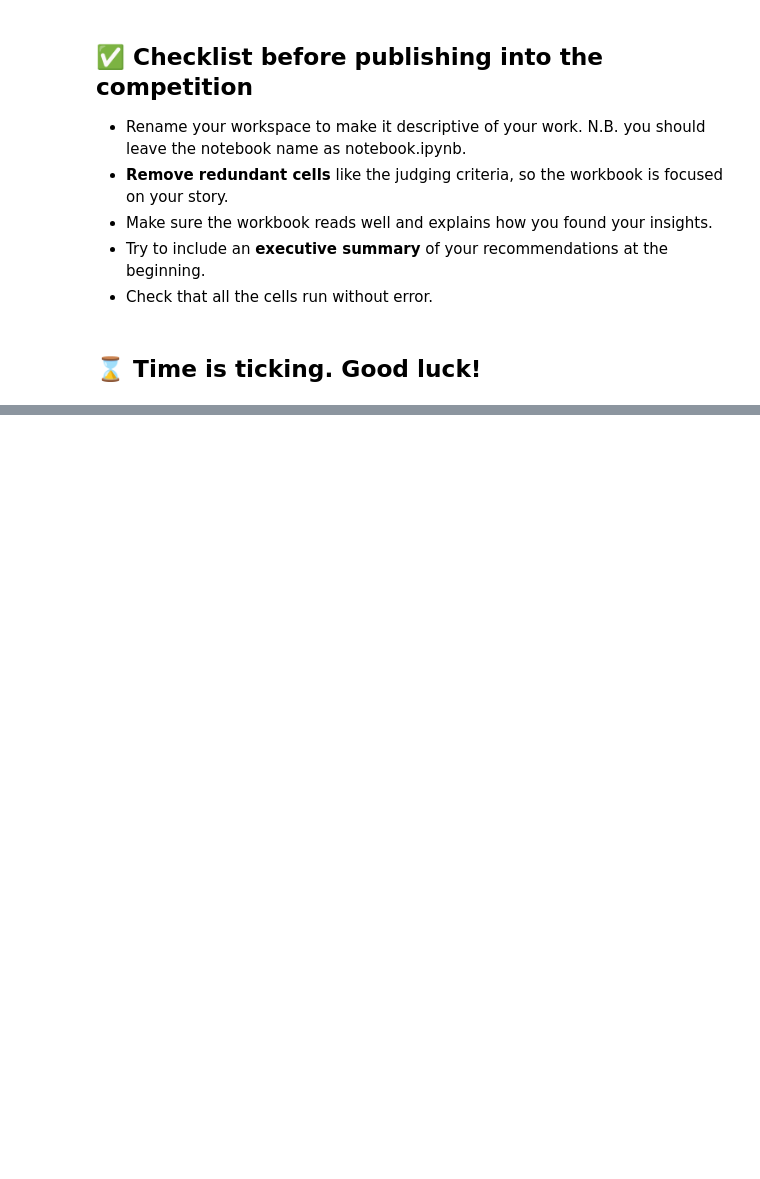
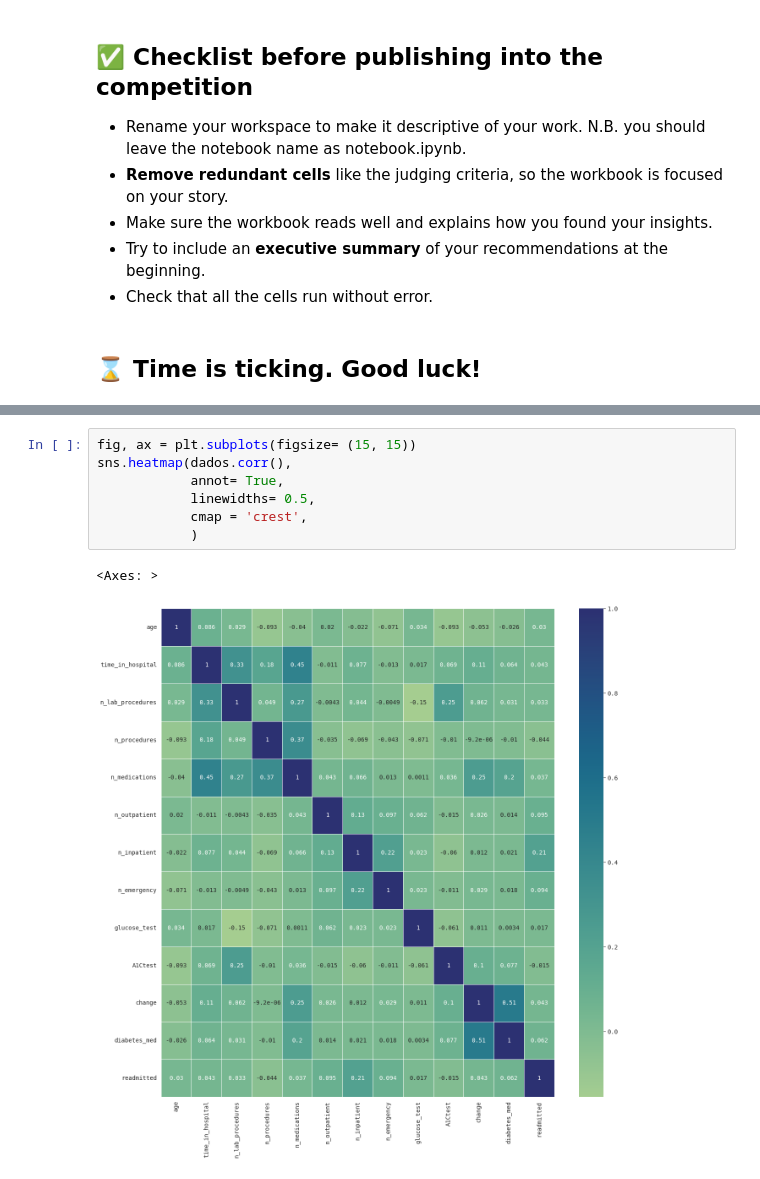
Before and after one commit to andreggalvao/hospitals_readmissions, a Jupyter notebook: hosp_readmissions.ipynb, the cells around one changed output, grey strips where cells are left out. Drawn from its saved outputs; the diff is of its cells as text; blank space fills up the shorter version.

```diff
--- a/hosp_readmissions.ipynb
+++ b/hosp_readmissions.ipynb
@@ -67,0 +241,10 @@ Create a report that covers the following:
+# %%
+fig, ax = plt.subplots(figsize= (15, 15))
+sns.heatmap(dados.corr(),
+            annot= True,
+            linewidths= 0.5,
+            cmap = 'crest',
+            )
+# %% [output]
+<Axes: >
+[figure, added]
```
Also changed, not shown: parts of 15 cells of this notebook, 3 other files.
